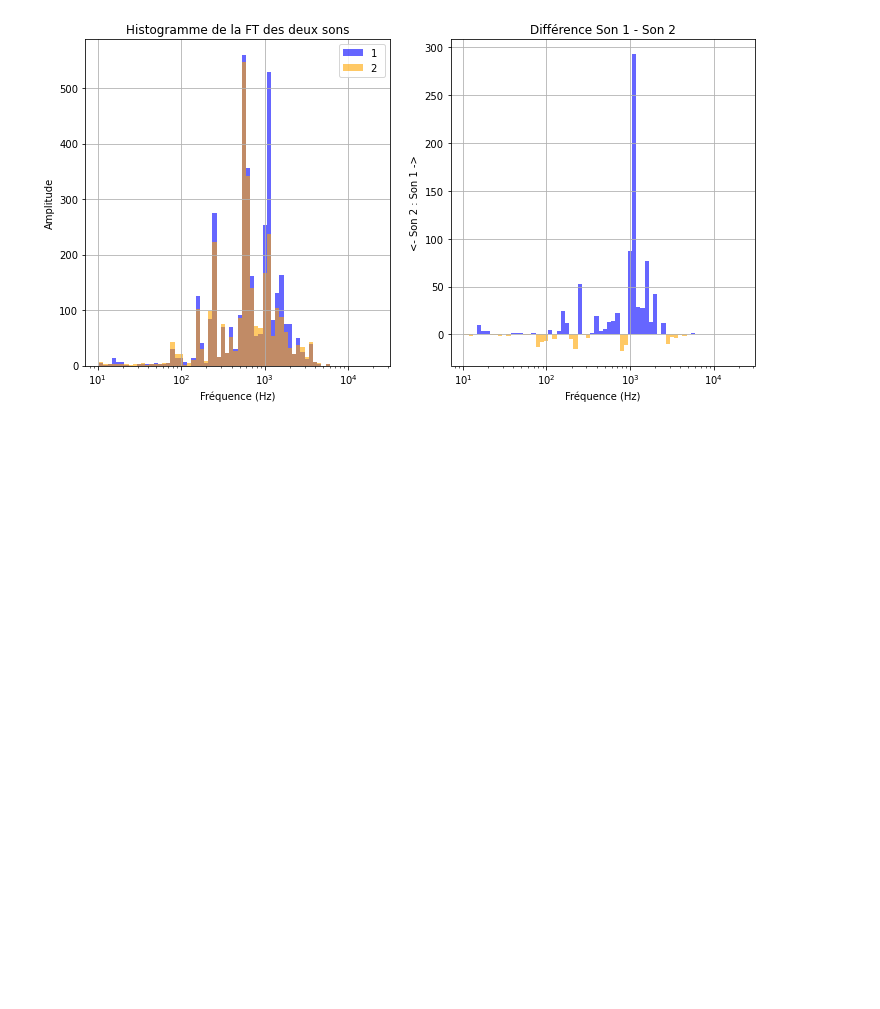
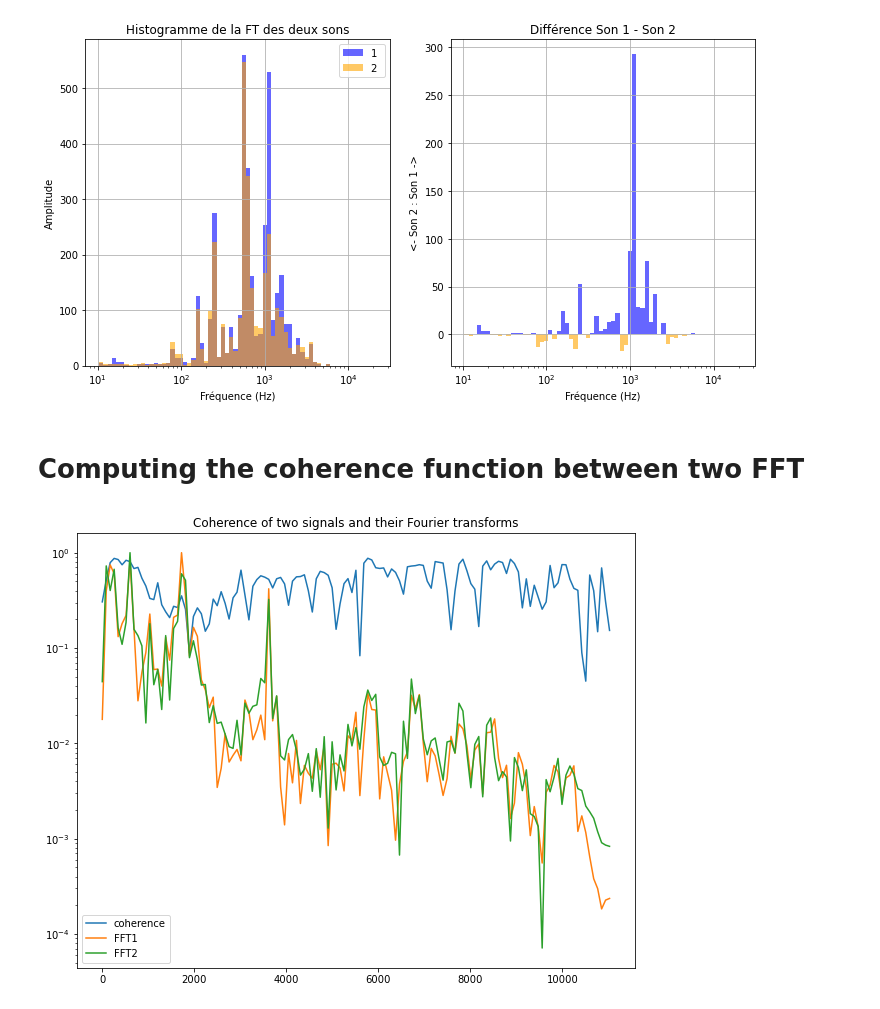
Before and after one commit to olivecha/guitarsounds, a Jupyter notebook: Spectro_diff.ipynb, the cells around one changed output. Cells and saved outputs as stored; diff of their text form; code cells hidden in the pictures; blank space fills up the shorter version.

```diff
--- a/Spectro_diff.ipynb
+++ b/Spectro_diff.ipynb
@@ -52,3 +57,26 @@ Not sufficient noise in the raw signal, unable to filter.
 guit.fft_diff(S1, S2, fraction=6)
 # %% [output]
 [figure]
+# %% [markdown]
+# Computing the coherence function between two FFT
+# %%
+x = S1.signal.signal
+y = S2.signal.signal
+fs = S1.signal.sr
+
+f1, C1 = sig.coherence(x, y, fs)
+# %%
+resampled_fft1 = S1.signal.fft[[int(val) for val in np.linspace(0, len(S1.signal.fft)-1, len(f1))]]
+resampled_fft2 = S2.signal.fft[[int(val) for val in np.linspace(0, len(S2.signal.fft)-1, len(f1))]]
+
+plt.figure(figsize=(10,8))
+plt.plot(f1, C1, label='coherence')
+plt.plot(f1, resampled_fft1*(1/np.max(resampled_fft1)), label='FFT1')
+plt.plot(f1, resampled_fft2*(1/np.max(resampled_fft2)), label='FFT2')
+plt.legend()
+plt.yscale('log')
+plt.title('Coherence of two signals and their Fourier transforms')
+
+plt.show()
+# %% [output]
+[figure, added]
```
Also changed, not shown: parts of 20 cells of this notebook, 3 other files.
